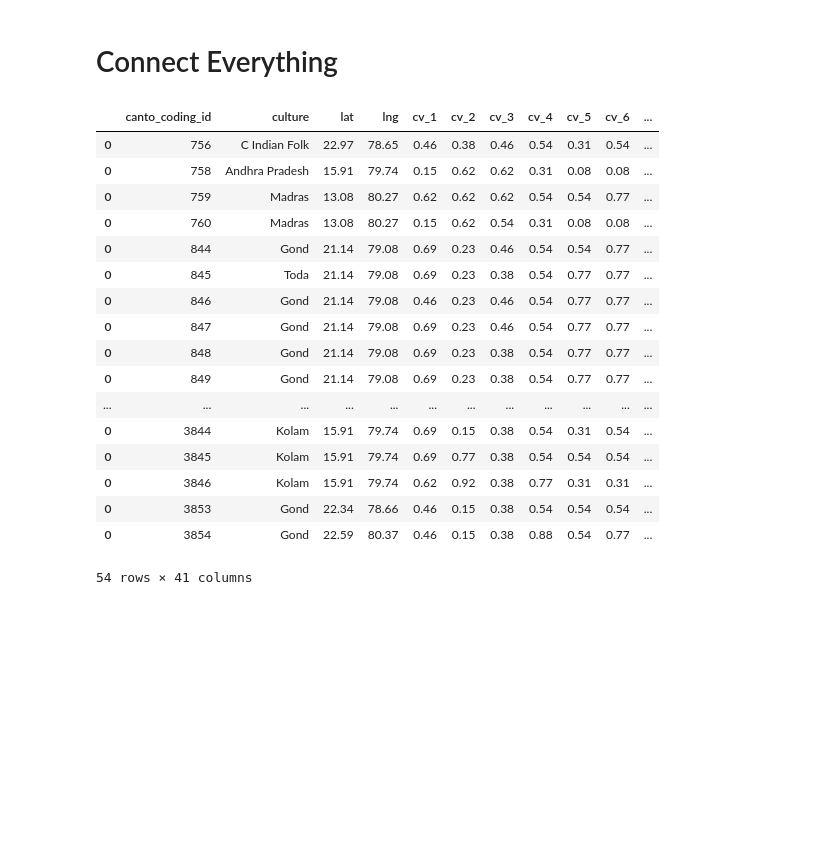
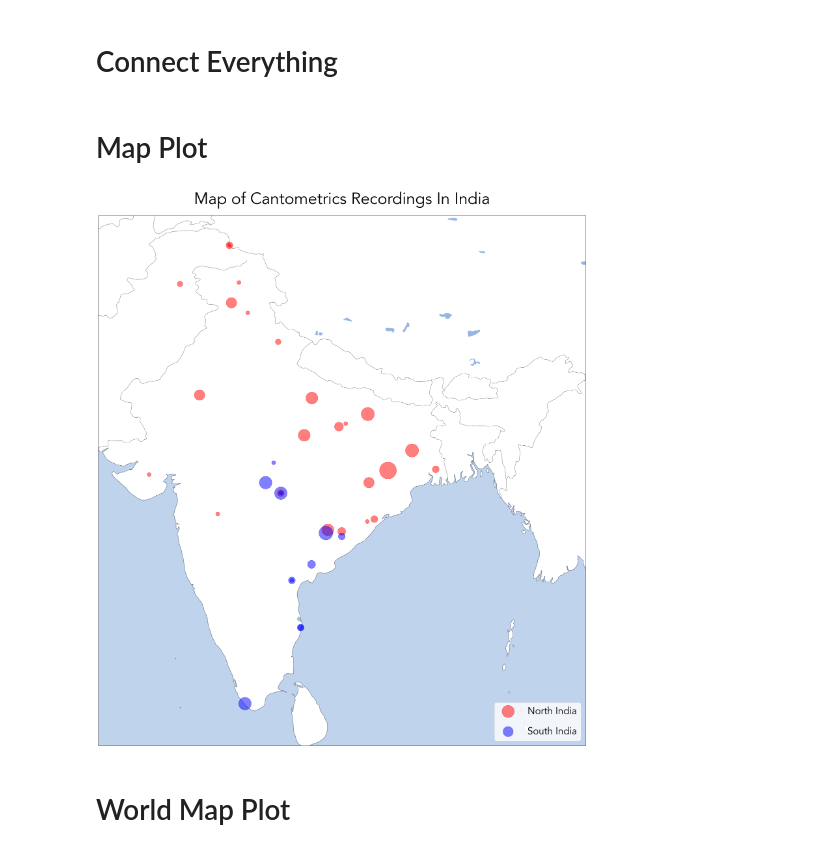
Before and after one commit to theglobaljukebox/Woodetal2021-Analysis, a Jupyter notebook: indian_music_analysis.ipynb, the cells around one changed output. Drawn from its saved outputs; the diff is of its cells as text; code cells hidden in the pictures; blank space fills up the shorter version.

```diff
--- a/indian_music_analysis.ipynb
+++ b/indian_music_analysis.ipynb
@@ -7,10 +7,9 @@ import json
 # %% [markdown]
 # Read Data
 # %%
-north_india = pd.read_csv('./north-india.csv')
-south_india = pd.read_csv('./south-india.csv')
-south_india = south_india.drop(columns=['longitude', 'latitude'])
-metadata = pd.read_csv('./metadata.csv')
+north_india = pd.read_csv('./data/north-india.csv')
+south_india = pd.read_csv('./data/south-india.csv')
+metadata = pd.read_csv('./data/metadata.csv')
 with open('output.json') as json_file:
     codebook = json.load(json_file)
 # %% [markdown]
@@ -160,21 +159,13 @@ south_india_full.to_csv('south_india_full.csv', index=False)
-# %%
-south_india_full
-# %% [output]
-|  | canto_coding_id | culture | lat | lng | cv_1 | cv_2 | cv_3 | cv_4 | cv_5 | cv_6 | ... |
-| 0 | 756 | C Indian Folk | 22.97 | 78.65 | 0.46 | 0.38 | 0.46 | 0.54 | 0.31 | 0.54 | ... |
-| 0 | 758 | Andhra Pradesh | 15.91 | 79.74 | 0.15 | 0.62 | 0.62 | 0.31 | 0.08 | 0.08 | ... |
-| 0 | 759 | Madras | 13.08 | 80.27 | 0.62 | 0.62 | 0.62 | 0.54 | 0.54 | 0.77 | ... |
-| 0 | 760 | Madras | 13.08 | 80.27 | 0.15 | 0.62 | 0.54 | 0.31 | 0.08 | 0.08 | ... |
-| 0 | 844 | Gond | 21.14 | 79.08 | 0.69 | 0.23 | 0.46 | 0.54 | 0.54 | 0.77 | ... |
-| 0 | 845 | Toda | 21.14 | 79.08 | 0.69 | 0.23 | 0.38 | 0.54 | 0.77 | 0.77 | ... |
-| 0 | 846 | Gond | 21.14 | 79.08 | 0.46 | 0.23 | 0.46 | 0.54 | 0.77 | 0.77 | ... |
-| 0 | 847 | Gond | 21.14 | 79.08 | 0.69 | 0.23 | 0.46 | 0.54 | 0.77 | 0.77 | ... |
-| 0 | 848 | Gond | 21.14 | 79.08 | 0.69 | 0.23 | 0.38 | 0.54 | 0.77 | 0.77 | ... |
-| 0 | 849 | Gond | 21.14 | 79.08 | 0.69 | 0.23 | 0.38 | 0.54 | 0.77 | 0.77 | ... |
-| ... | ... | ... | ... | ... | ... | ... | ... | ... | ... | ... | ... |
-| 0 | 3844 | Kolam | 15.91 | 79.74 | 0.69 | 0.15 | 0.38 | 0.54 | 0.31 | 0.54 | ... |
-| 0 | 3845 | Kolam | 15.91 | 79.74 | 0.69 | 0.77 | 0.38 | 0.54 | 0.54 | 0.54 | ... |
-| 0 | 3846 | Kolam | 15.91 | 79.74 | 0.62 | 0.92 | 0.38 | 0.77 | 0.31 | 0.31 | ... |
-| 0 | 3853 | Gond | 22.34 | 78.66 | 0.46 | 0.15 | 0.38 | 0.54 | 0.54 | 0.54 | ... |
-| 0 | 3854 | Gond | 22.59 | 80.37 | 0.46 | 0.15 | 0.38 | 0.88 | 0.54 | 0.77 | ... |
-54 rows × 41 columns
+# %%
+region = []
+for i in range(len(north_india_full)):
+    region.append("North")
+for i in range(len(south_india_full)):
+    region.append("South")
+
+frames = [north_india_full, south_india_full]
+all_india_full = pd.concat(frames)
+all_india_full["region"] = region
+all_india_full.to_csv('./data/all_india_full.csv', index=False)
+# %% [markdown]
+# Map Plot
@@ -180,0 +205,35 @@ south_india_full
+# %%
+import cartopy.crs as ccrs
+import matplotlib.pyplot as plt
+import scipy
+import numpy as np
+import cartopy.feature as cfeature
+from random import random
+%matplotlib inline
+
+categories = np.unique(locations['region'])
+colors = np.linspace(0, 1, len(categories))
+colordict = dict(zip(categories, colors))
+plt.rcParams.update({'font.size': 18})
+plt.rcParams.update({'font.family': 'Avenir'})
+plt.rcParams.update({'axes.titlepad': 36.0})
+locations["Color"] = locations['region'].apply(lambda x: colordict[x])
+fig = plt.figure(figsize=(30,30))
+ax = fig.add_subplot(1,1,1,projection=ccrs.PlateCarree())
+ax.set_extent([68.14712,97.34466, 6, 37.090000])
+north = locations.iloc[:24]
+south = locations.iloc[24:]
+ax.scatter(north.lng, north.lat, c="r", label="North India", s=north["count"], alpha=.5)
+ax.scatter(south.lng, south.lat, c="b", label="South India", s=south["count"], alpha=.5)
+south_label= tuple(np.array(south["culture"]))
+ax.legend(loc="lower right", handletextpad=1.0, labelspacing=1.0, fontsize=30.0)
+plt.title("Map of Cantometrics Recordings In India", fontsize=50, )
+ax.coastlines(alpha=.5)
+ax.add_feature(cfeature.BORDERS, alpha=.5)
+ax.add_feature(cfeature.LAKES)
+ax.add_feature(cfeature.OCEAN, alpha=.6)
+plt.savefig('./figs/map.png')
+# %% [output]
+[figure, added]
+# %% [markdown]
+# World Map Plot
```
Also changed, not shown: parts of 4 cells of this notebook, 17 other files.
